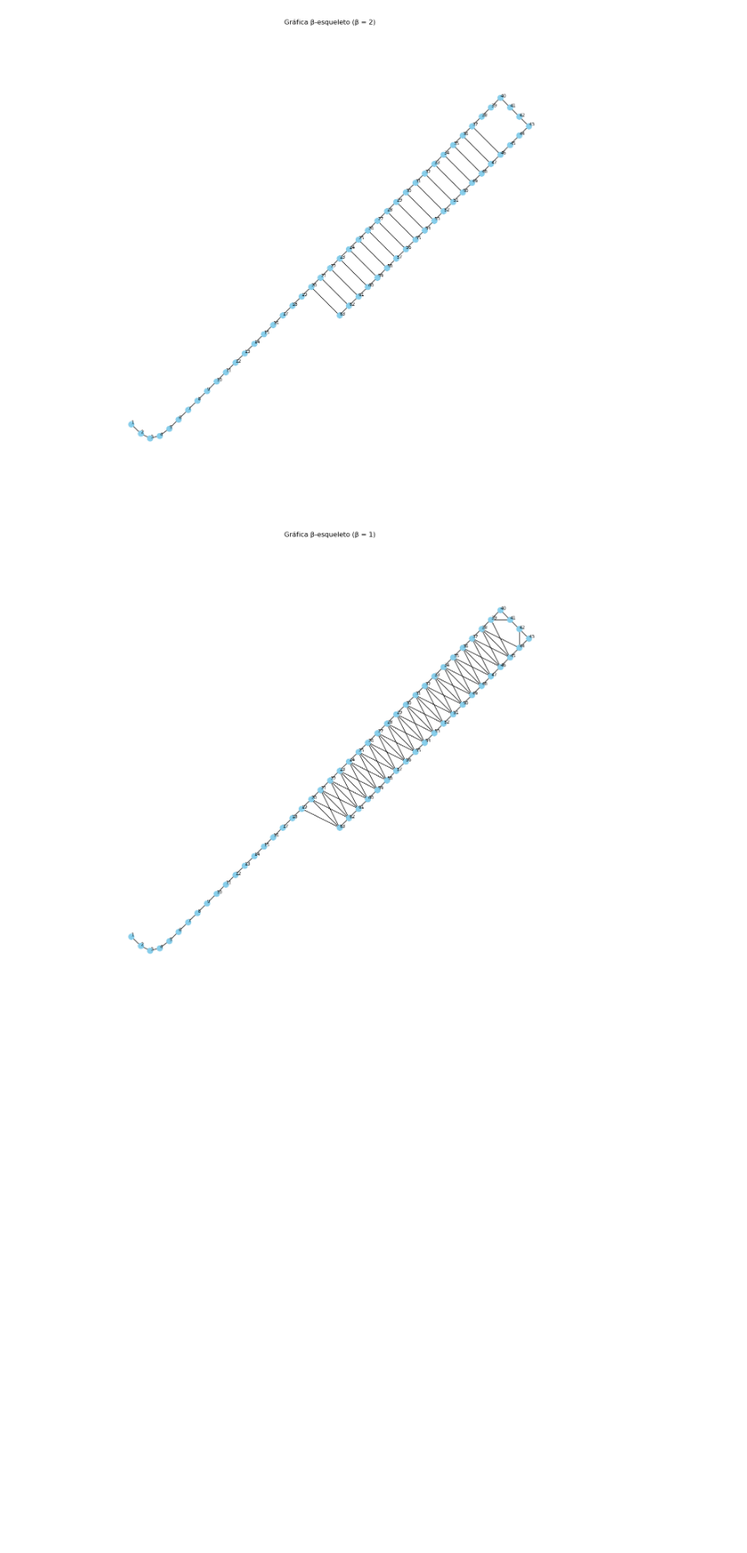
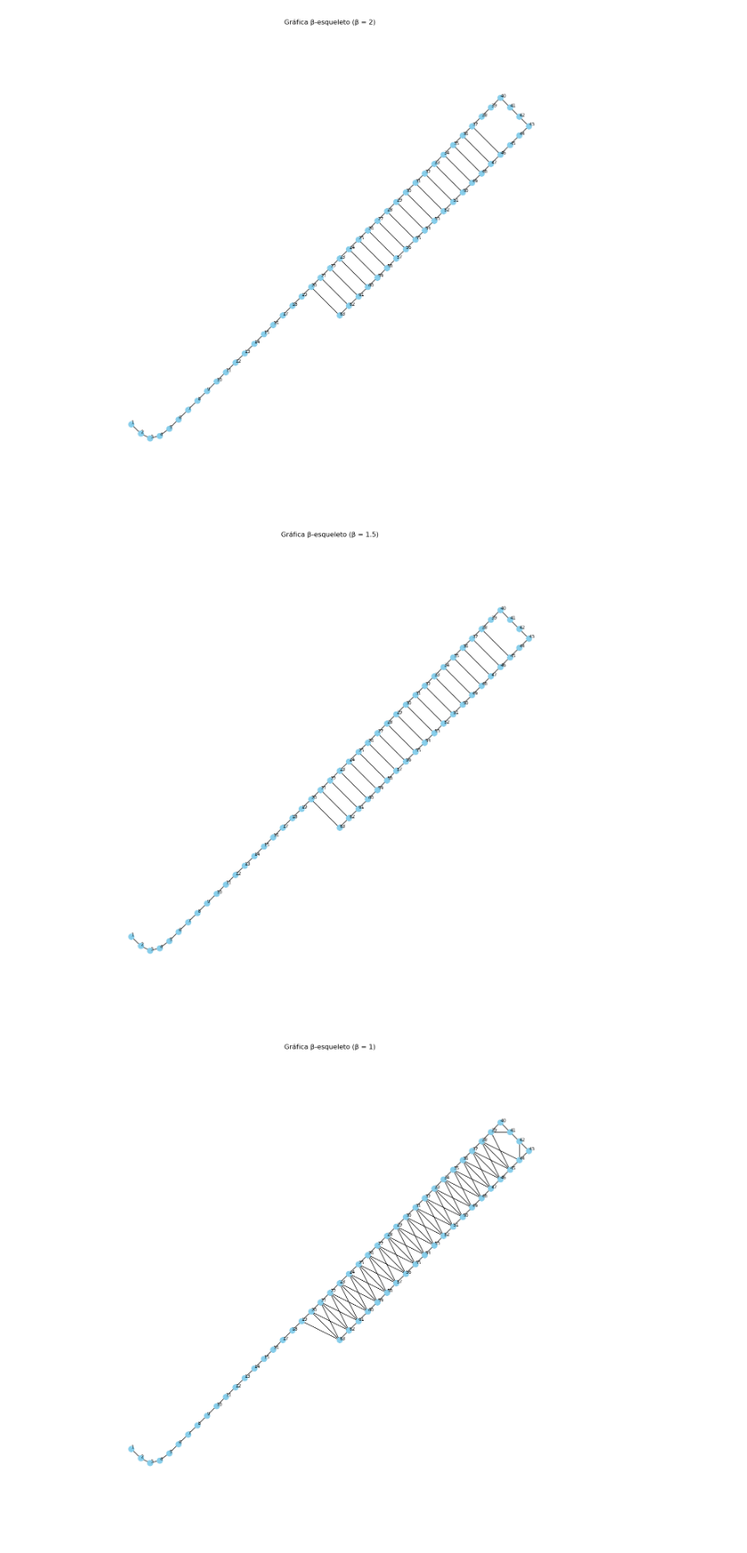
Before and after one commit to SaraLuzVC/Tesis-ITAM, a Jupyter notebook: Notebooks/Entrega_2025_08_12.ipynb, the cells around one changed output. Shown at 89% size. Drawn from its saved outputs; the diff is of its cells as text; code cells hidden in the pictures; blank space fills up the shorter version.

```diff
--- a/Notebooks/Entrega_2025_08_12.ipynb
+++ b/Notebooks/Entrega_2025_08_12.ipynb
@@ -68,6 +68,10 @@ plot_points(coords, names, etiquetas=True)
 plot_beta_skeleton_graph(coords, names, beta=2)
 # %% [output]
 [figure]
+# %%
+plot_beta_skeleton_graph(coords, names, beta=1.5)
+# %% [output]
+[figure, added]
 # %%
 plot_beta_skeleton_graph(coords, names, beta=1)
 # %% [output]
```
